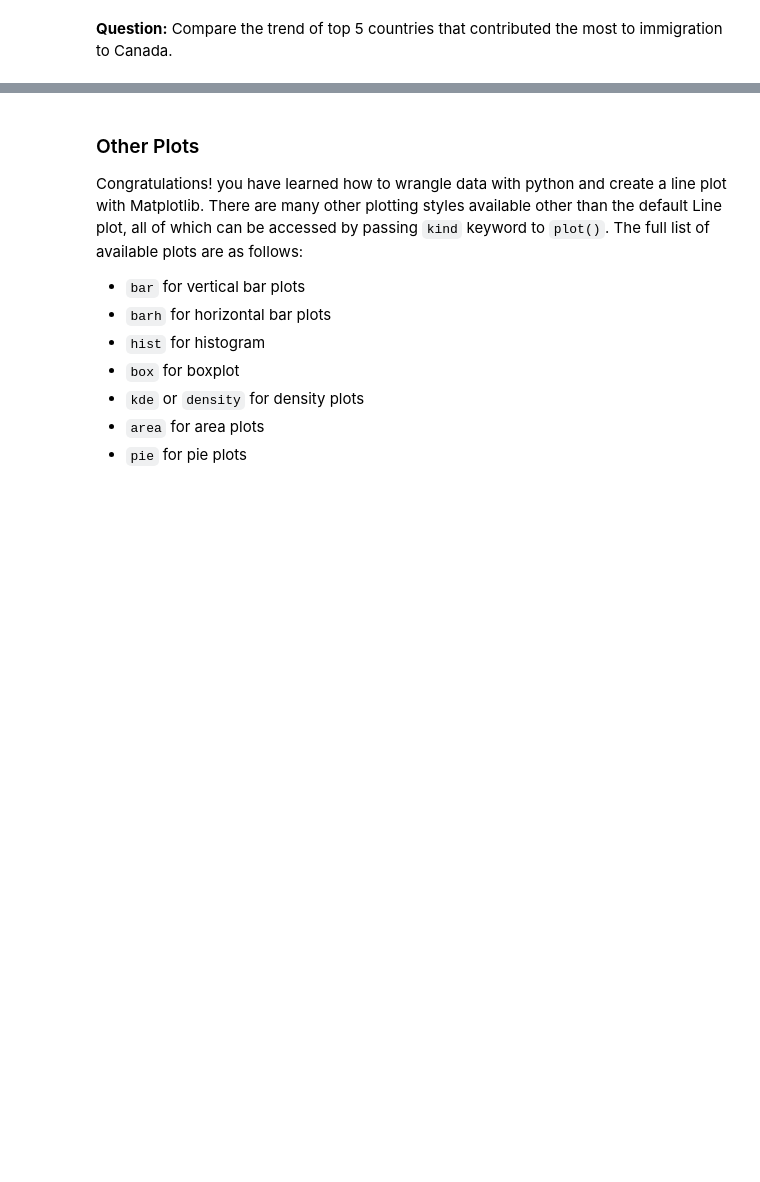
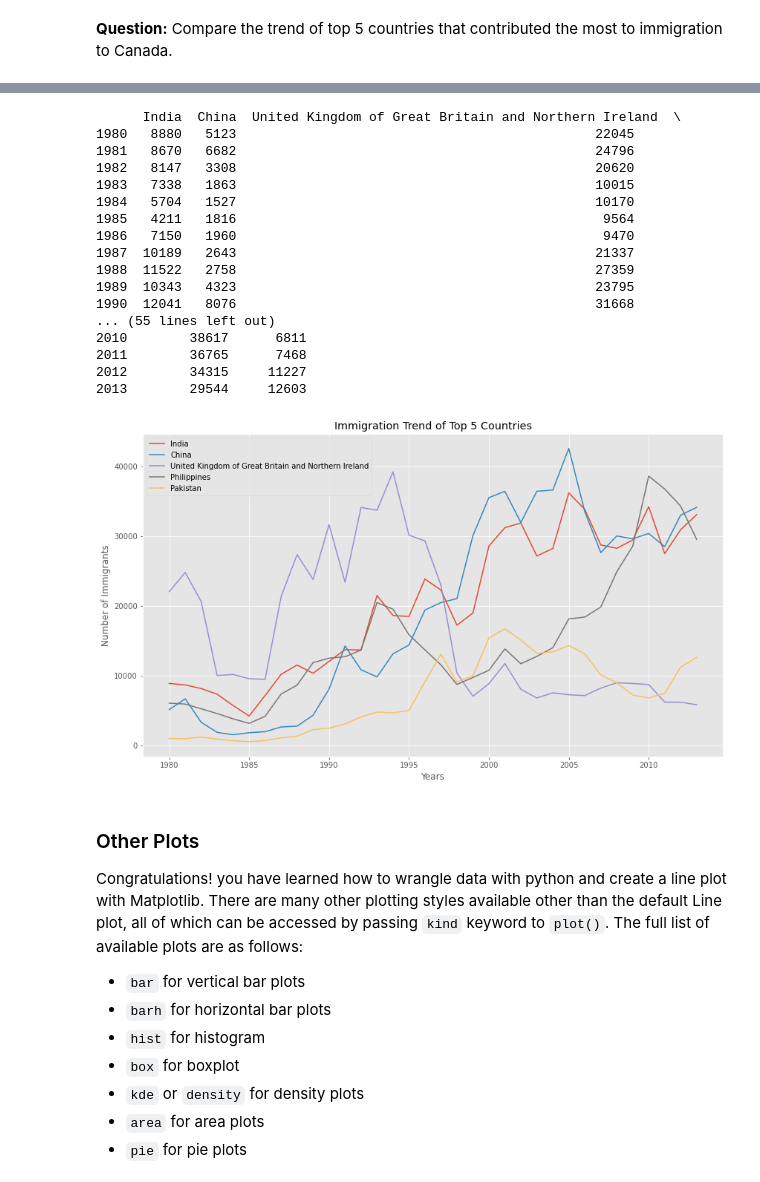
Before and after one commit to kaushik03/IBM-Data-Science-Specialization, a Jupyter notebook: 7. Data Visualisation using Python/Week 1 - Introduction to Matplotlib and Line Plots.ipynb, the cells around one changed output, grey strips where cells are left out. Drawn from its saved outputs; the diff is of its cells as text; code cells hidden in the pictures; blank space fills up the shorter version.

```diff
--- a/7. Data Visualisation using Python/Week 1 - Introduction to Matplotlib and Line Plots.ipynb
+++ b/7. Data Visualisation using Python/Week 1 - Introduction to Matplotlib and Line Plots.ipynb
@@ -789,3 +766,49 @@ plt.show()
+# %%
+### type your answer here
+
+# Step 1: Get the dataset. Recall that we created a Total column that calculates the cumulative immigration by country. \\ We will sort on this column to get our top 5 countries using pandas sort_values() method.
+
+df_can.sort_values(by='Total', ascending=False, axis=0, inplace=True)
+
+# get the top 5 entries
+df_top5 = df_can.head(5)
+
+# transpose the dataframe
+df_top5 = df_top5[years].transpose()
+
+print(df_top5)
+
+
+# Step 2: Plot the dataframe. To make the plot more readeable, we will change the size using the `figsize` parameter.
+df_top5.index = df_top5.index.map(int) # let's change the index values of df_top5 to type integer for plotting
+df_top5.plot(kind='line', figsize=(14, 8)) # pass a tuple (x, y) size
+
+plt.title('Immigration Trend of Top 5 Countries')
+plt.ylabel('Number of Immigrants')
+plt.xlabel('Years')
+
+
+
+plt.show()
+# %% [output]
+      India  China  United Kingdom of Great Britain and Northern Ireland  \
+1980   8880   5123                                              22045
+1981   8670   6682                                              24796
+1982   8147   3308                                              20620
+1983   7338   1863                                              10015
+1984   5704   1527                                              10170
+1985   4211   1816                                               9564
+1986   7150   1960                                               9470
+1987  10189   2643                                              21337
+1988  11522   2758                                              27359
+1989  10343   4323                                              23795
+1990  12041   8076                                              31668
+... (55 lines left out)
+2010        38617      6811
+2011        36765      7468
+2012        34315     11227
+2013        29544     12603
+[figure, added]
 # %% [markdown]
 ### Other Plots
 
```
Also changed, not shown: parts of 7 cells of this notebook.
